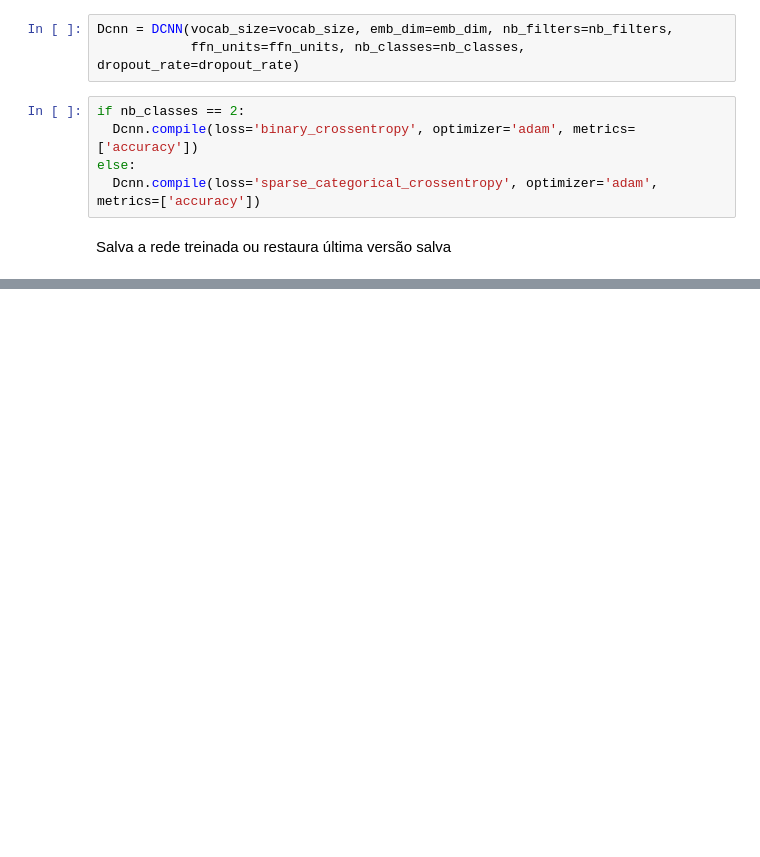
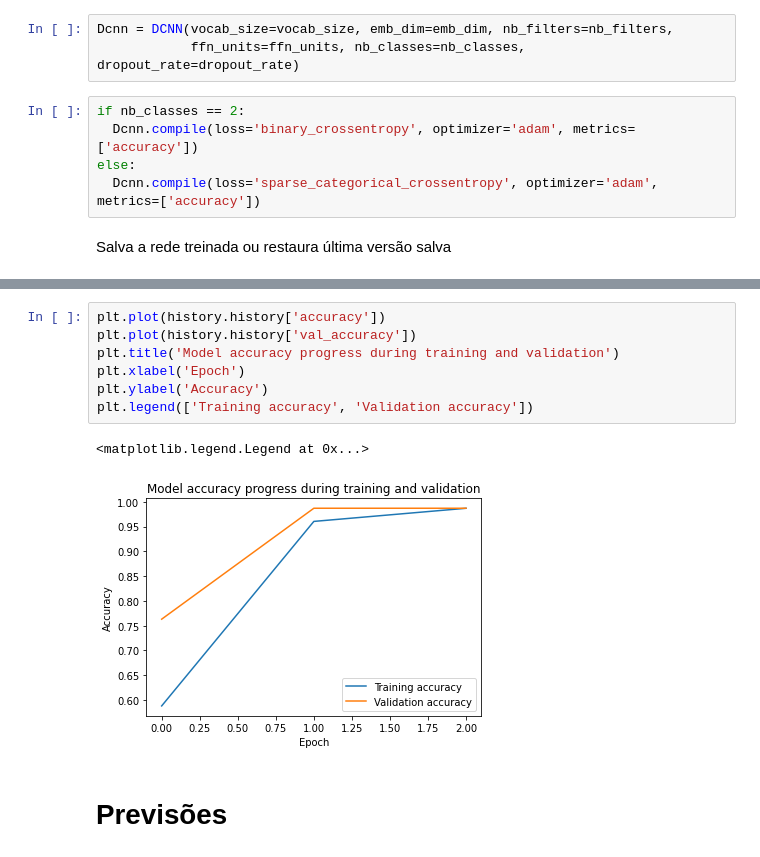
Before and after one commit to pabloalima81/tcc1, a Jupyter notebook: cfn.ipynb, the cells around one changed output, grey strips where cells are left out. Cells and saved outputs as stored; diff of their text form; blank space fills up the shorter version.

```diff
--- a/cfn.ipynb
+++ b/cfn.ipynb
@@ -326,0 +425,12 @@ Epoch 5/5
+# %%
+plt.plot(history.history['accuracy'])
+plt.plot(history.history['val_accuracy'])
+plt.title('Model accuracy progress during training and validation')
+plt.xlabel('Epoch')
+plt.ylabel('Accuracy')
+plt.legend(['Training accuracy', 'Validation accuracy'])
+# %% [output]
+<matplotlib.legend.Legend at 0x...>
+[figure, added]
+# %% [markdown]
+# Previsões
```
Also changed, not shown: parts of 26 cells of this notebook.
